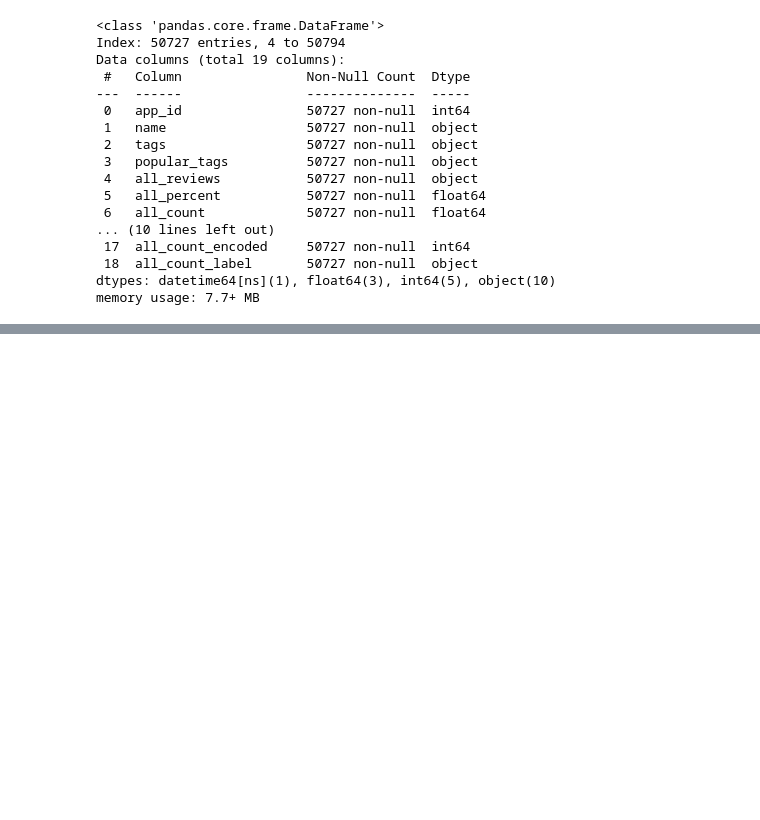
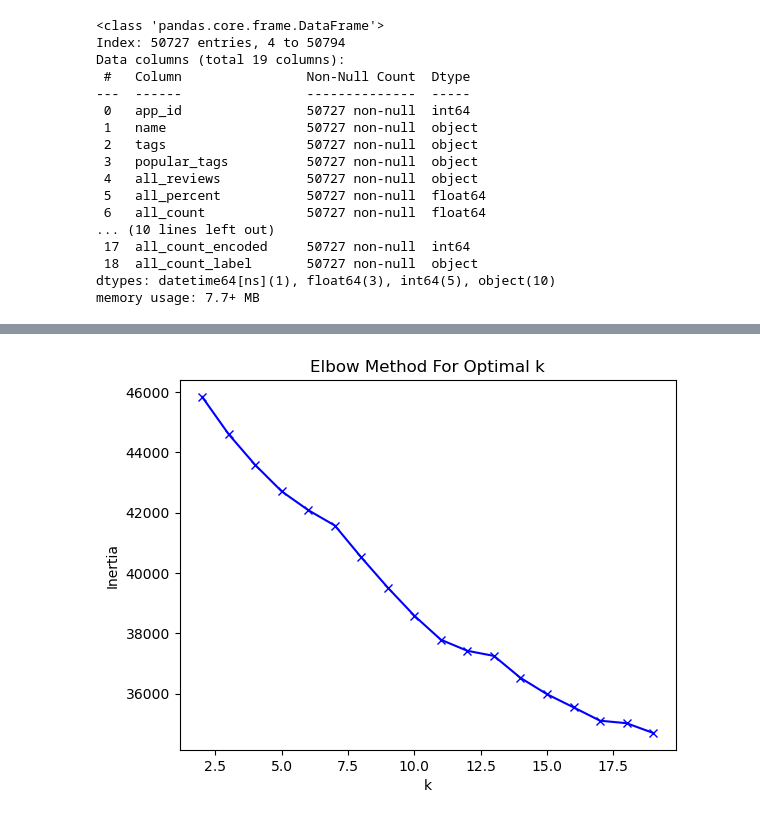
Before and after one commit to notrealqt/HCMIU_Data-Mining, a Jupyter notebook: preprocessing_game.ipynb, the cells around one changed output, grey strips where cells are left out. Saved outputs shown, nothing was run; the diff lists cells and outputs as text; code cells hidden in the pictures; blank space fills up the shorter version.

Commit message:
update data encoded

```diff
--- a/preprocessing_game.ipynb
+++ b/preprocessing_game.ipynb
@@ -883,3 +883,6 @@ game_data.head()
 | 6 | 1769750 | Jumpilla | Casual,Platformer,Adventure | Casual,Platformer,Adventure,Runne... | 0.0 | Cuneyt Aliustaoglu | Usta Games | autorunner controlled single mous... | ... |
 | 7 | 1769760 | Meet PIP | Adventure,Casual,Point & Click | Adventure,Casual,Point & Click,Ex... | 0.0 | PaperMill Games | PaperMill Games | walking forest discover bunker en... | ... |
 | 8 | 1769780 | The Graffiti Creator | Simulation,Design & Illustration,... | Simulation,Design & Illustration,... | 50.0 | Mike Wigen | Mike Wigen | create graffiti art | ... |
+# %%
+data_tags = game_data[['app_id', 'tags']]
+data_tags.head()
@@ -885,0 +896,3 @@ game_data.head()
+# %%
+data_tags['tags'] = data_tags['tags'].str.replace(',', ' ')
+data_tags.head()
@@ -885,0 +911,11 @@ game_data.head()
+# %%
+from sklearn.feature_extraction.text import TfidfVectorizer
+from sklearn.cluster import KMeans
+import matplotlib.pyplot as plt
+data_tags['tags_cleaned'] = data_tags['tags'].fillna('').str.lower().str.replace('[^a-zA-Z, ]', '', regex=True)
+data_tags['tags_cleaned'] = data_tags['tags_cleaned'].str.split(',').apply(lambda x: ' '.join(tag.strip() for tag in x if tag.strip()))
+
+vectorizer = TfidfVectorizer()
+X = vectorizer.fit_transform(data_tags['tags_cleaned'])
+# Check the shape of the TF-IDF matrix
+print(f"TF-IDF matrix shape: {X.shape}")
@@ -885,0 +934,16 @@ game_data.head()
+# %%
+# Step 3: Determine Optimal k (Optional Elbow Method)
+inertia = []
+K = range(2, 20)
+for k in K:
+    km = KMeans(n_clusters=k, random_state=42)
+    km.fit(X)
+    inertia.append(km.inertia_)
+
+plt.plot(K, inertia, 'bx-')
+plt.xlabel('k')
+plt.ylabel('Inertia')
+plt.title('Elbow Method For Optimal k')
+plt.show()
+# %% [output]
+[figure, added]
```
Also changed, not shown: parts of 9 cells of this notebook, 25 other files.
